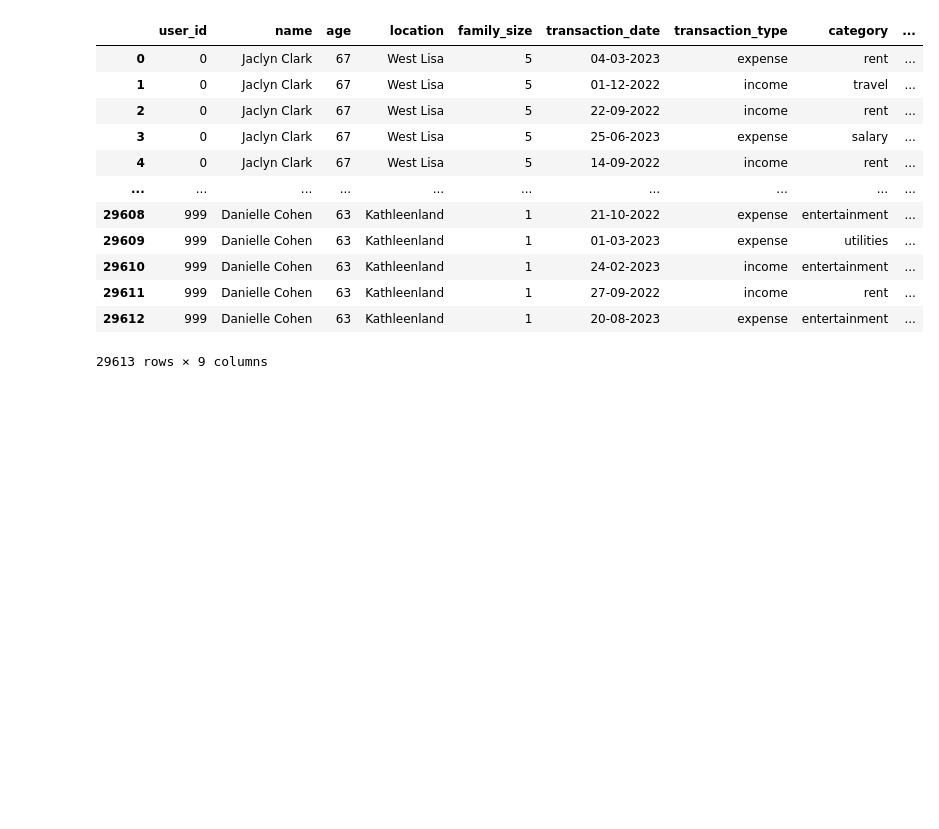
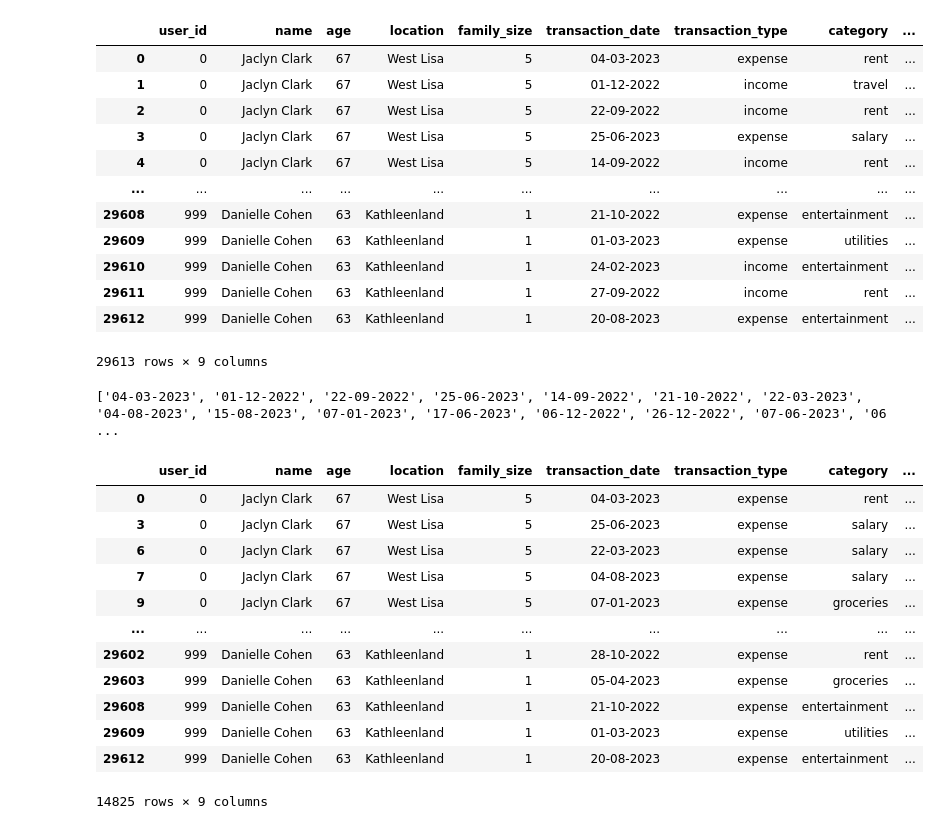
Before and after one commit to Peeyush2/financeBuddy, a Jupyter notebook: finance_project.ipynb, the cells around one changed output. Saved outputs shown, nothing was run; the diff lists cells and outputs as text; code cells hidden in the pictures; blank space fills up the shorter version.

```diff
--- a/finance_project.ipynb
+++ b/finance_project.ipynb
@@ -21,3 +21,43 @@ df1
 | 29611 | 999 | Danielle Cohen | 63 | Kathleenland | 1 | 27-09-2022 | income | rent | ... |
 | 29612 | 999 | Danielle Cohen | 63 | Kathleenland | 1 | 20-08-2023 | expense | entertainment | ... |
 29613 rows × 9 columns
+# %%
+#date formatting
+# no inconsistencies in date
+import datetime
+
+dates = df1['transaction_date'].tolist()
+print(dates)
+
+allErrorDates = []
+
+for completedDate in dates:
+  completeDate = ''
+  try:
+    completeDate = datetime.datetime.strptime(completedDate, "%d-%m-%Y")
+  except:
+    completeDate = datetime.datetime.strptime(completeDate).strftime("%d-%m-%Y")
+    allErrorDates.append(completeDate)
+
+print(allErrorDates)
+# %% [output]
+['04-03-2023', '01-12-2022', '22-09-2022', '25-06-2023', '14-09-2022', '21-10-2022', '22-03-2023', '04-08-2023', '15-08-2023', '07-01-2023', '17-06-2023', '06-12-2022', '26-12-2022', '07-06-2023', '06 ...
+# %%
+#categorize data -> expenses and income
+df1_expenses = df1[ df1.transaction_type=='expense' ]
+df1_income = df1[ df1.transaction_type=='income' ]
+df1_expenses
+# %% [output]
+|  | user_id | name | age | location | family_size | transaction_date | transaction_type | category | ... |
+| 0 | 0 | Jaclyn Clark | 67 | West Lisa | 5 | 04-03-2023 | expense | rent | ... |
+| 3 | 0 | Jaclyn Clark | 67 | West Lisa | 5 | 25-06-2023 | expense | salary | ... |
+| 6 | 0 | Jaclyn Clark | 67 | West Lisa | 5 | 22-03-2023 | expense | salary | ... |
+| 7 | 0 | Jaclyn Clark | 67 | West Lisa | 5 | 04-08-2023 | expense | salary | ... |
+| 9 | 0 | Jaclyn Clark | 67 | West Lisa | 5 | 07-01-2023 | expense | groceries | ... |
+| ... | ... | ... | ... | ... | ... | ... | ... | ... | ... |
+| 29602 | 999 | Danielle Cohen | 63 | Kathleenland | 1 | 28-10-2022 | expense | rent | ... |
+| 29603 | 999 | Danielle Cohen | 63 | Kathleenland | 1 | 05-04-2023 | expense | groceries | ... |
+| 29608 | 999 | Danielle Cohen | 63 | Kathleenland | 1 | 21-10-2022 | expense | entertainment | ... |
+| 29609 | 999 | Danielle Cohen | 63 | Kathleenland | 1 | 01-03-2023 | expense | utilities | ... |
+| 29612 | 999 | Danielle Cohen | 63 | Kathleenland | 1 | 20-08-2023 | expense | entertainment | ... |
+14825 rows × 9 columns
```
Also changed, not shown: parts of 2 cells of this notebook.
